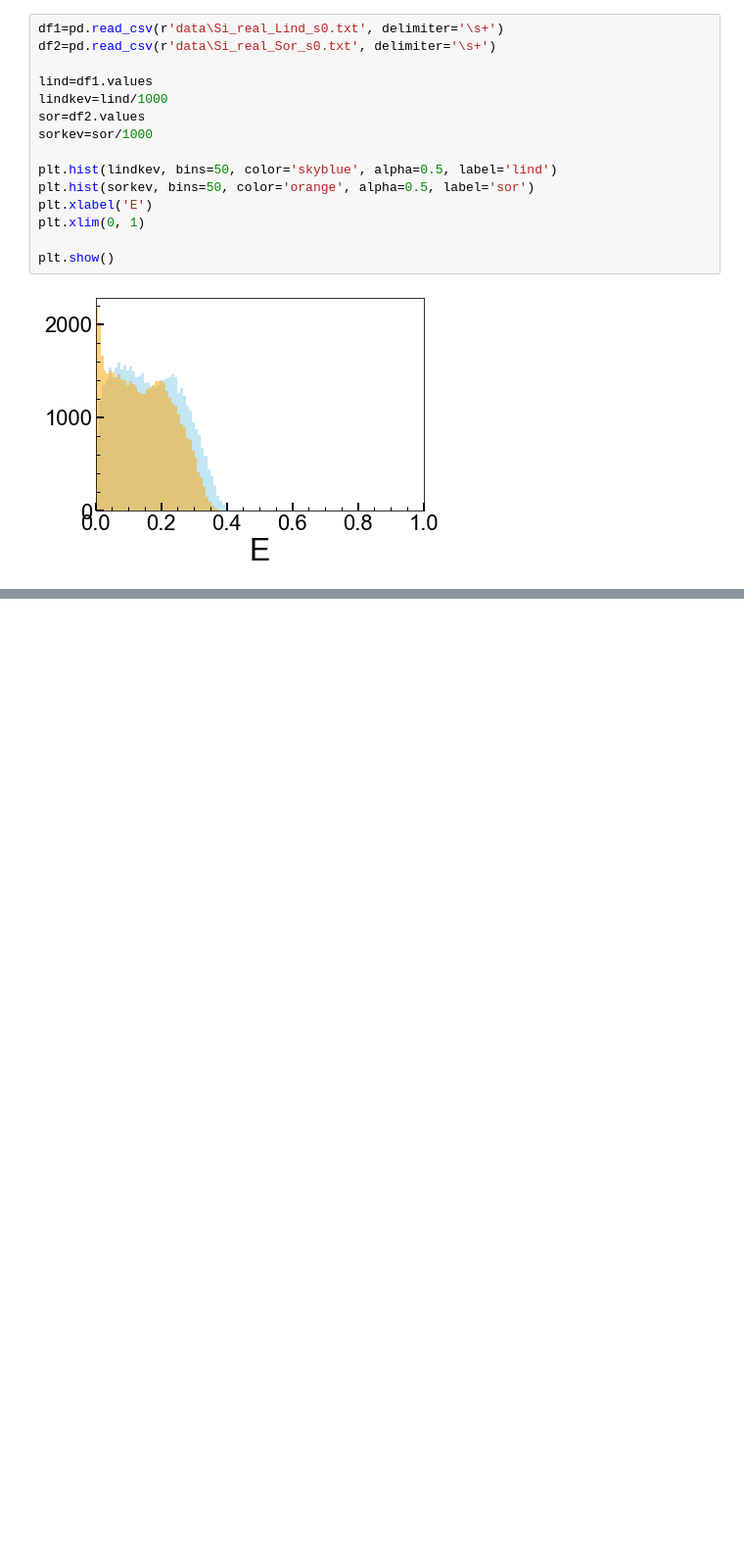
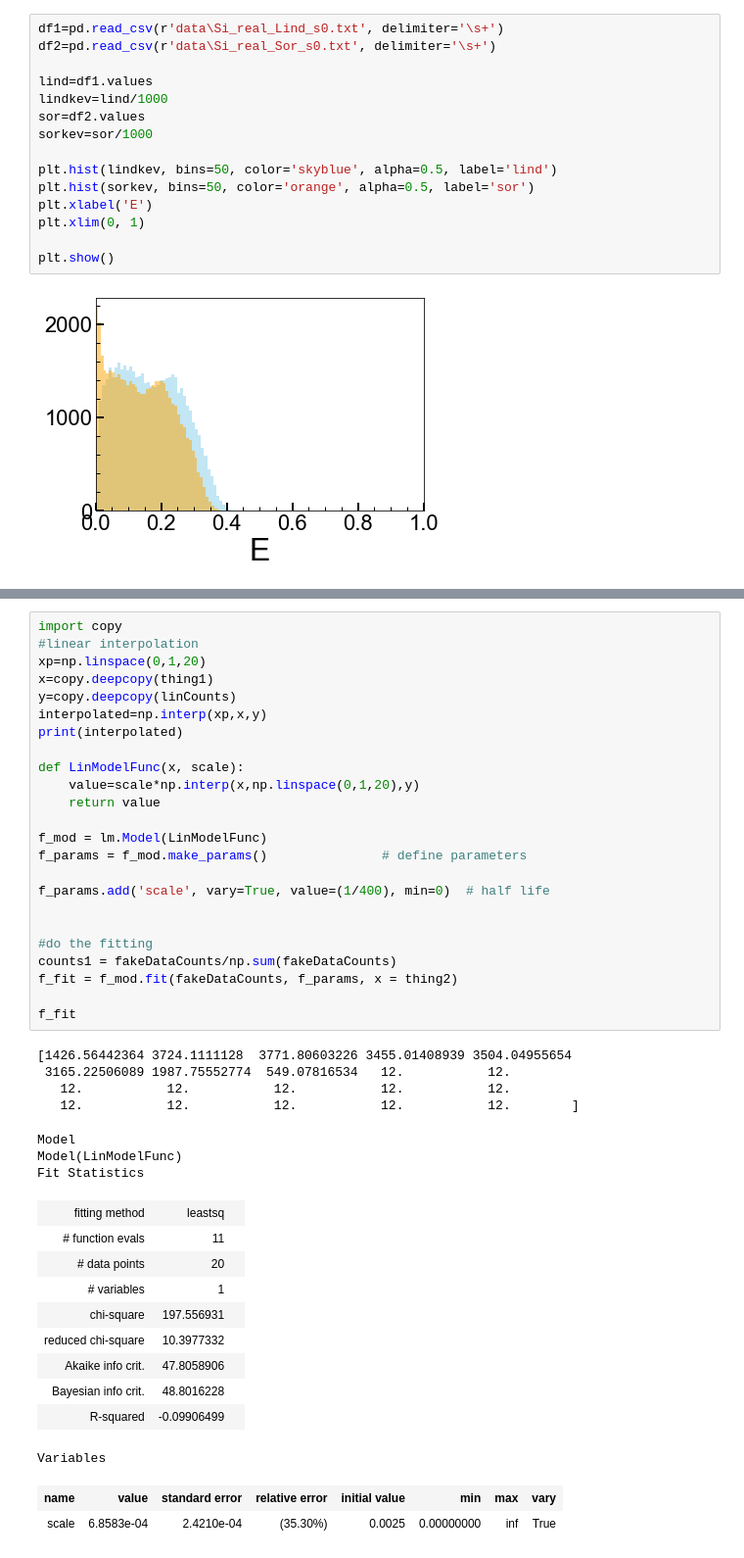
Before and after one commit to villano-lab/thermal-flux_paper2023, a Jupyter notebook: DAMIC/preliminary_plots.ipynb, the cells around one changed output, grey strips where cells are left out. Shown: that part at 98% size. Cells and saved outputs as stored; diff of their text form; blank space fills up the shorter version.

```diff
--- a/DAMIC/preliminary_plots.ipynb
+++ b/DAMIC/preliminary_plots.ipynb
@@ -861,0 +890,44 @@ TypeError: 'float' object is not subscriptable
+# %%
+import copy
+#linear interpolation
+xp=np.linspace(0,1,20)
+x=copy.deepcopy(thing1)
+y=copy.deepcopy(linCounts)
+interpolated=np.interp(xp,x,y)
+print(interpolated)
+
+def LinModelFunc(x, scale):
+    value=scale*np.interp(x,np.linspace(0,1,20),y)
+    return value
+
+f_mod = lm.Model(LinModelFunc)
+f_params = f_mod.make_params()               # define parameters
+
+f_params.add('scale', vary=True, value=(1/400), min=0)  # half life
+
+
+#do the fitting
+counts1 = fakeDataCounts/np.sum(fakeDataCounts)
+f_fit = f_mod.fit(fakeDataCounts, f_params, x = thing2)
+
+f_fit
+# %% [output]
+[1426.56442364 3724.1111128  3771.80603226 3455.01408939 3504.04955654
+ 3165.22506089 1987.75552774  549.07816534   12.           12.
+   12.           12.           12.           12.           12.
+   12.           12.           12.           12.           12.        ]
+Model
+Model(LinModelFunc)
+Fit Statistics
+| fitting method | leastsq |  |
+| # function evals | 11 |  |
+| # data points | 20 |  |
+| # variables | 1 |  |
+| chi-square | 197.556931 |  |
+| reduced chi-square | 10.3977332 |  |
+| Akaike info crit. | 47.8058906 |  |
+| Bayesian info crit. | 48.8016228 |  |
+| R-squared | -0.09906499 |  |
+Variables
+| name | value | standard error | relative error | initial value | min | max | vary |
+| scale | 6.8583e-04 | 2.4210e-04 | (35.30%) | 0.0025 | 0.00000000 | inf | True |
```
Also changed, not shown: parts of 5 cells of this notebook.
